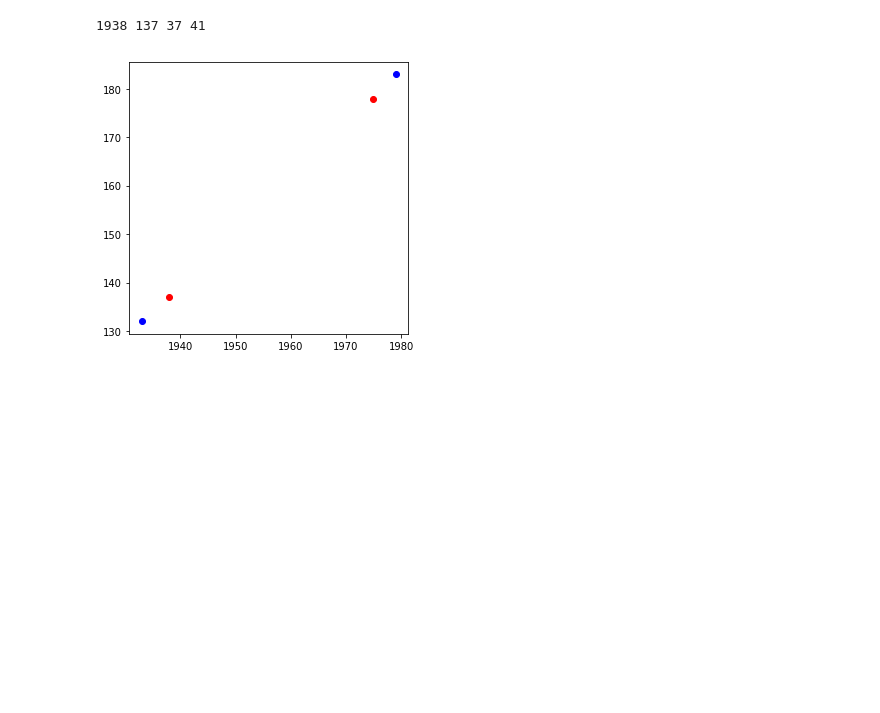
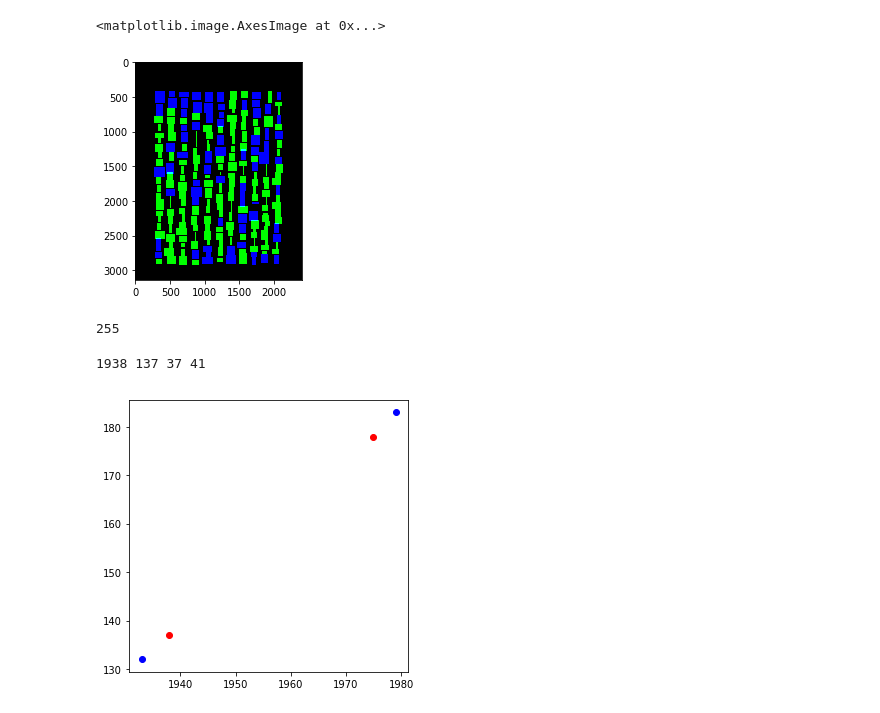
Before and after one commit to cross32768/doc_detection, a Jupyter notebook: make_label_kanji_kana.ipynb, the cells around one changed output. Saved outputs shown, nothing was run; the diff lists cells and outputs as text; code cells hidden in the pictures; blank space fills up the shorter version.

Commit message:
update code to make one-hot label(but not tested)

```diff
--- a/make_label_kanji_kana.ipynb
+++ b/make_label_kanji_kana.ipynb
@@ -20,7 +20,7 @@ def get_utf16_hex_and_bounding_box_list_from_csv(image_name, annotation_csv):
 # if unicode means hiragana return 1 else if kanji return 2
 def get_channel_index_from_utf16_hex(char_utf16_hex):
     min_hiragana_int = int('3041', 16) # ぁ
-    max_hiragana_int = int('3093', 16) # ん
+    max_hiragana_int = int('309D', 16) # ゝ
 
     char_int = int(char_utf16_hex[2:], 16)
 
@@ -39,3 +39,15 @@ def revise_bounding_box_by_coefficient(X, Y, Width, Height, λ=1.0):
     Width = round(Width - shrink_Width)
     Height = round(Height - shrink_Height)
     return X, Y, Width, Height
+# %%
+def make_one_hot_label_for_a_page(image_dir, image_name, annotation_csv, λ=1.0):
+    image_size = Image.open(image_dir + image_name).size
+    one_hot_label_np = np.zeros((image_size[1], image_size[0], 3))
+    utf16_hex_and_bounding_box_list = get_utf16_hex_and_bounding_box_list_from_csv(image_name, annotation_csv)
+
+    for utf16_hex, X, Y, Width, Height in utf16_hex_and_bounding_box_list:
+        Channel = get_channel_index_from_utf16_hex(utf16_hex)
+        X, Y, Width, Height = revise_bounding_box_by_coefficient(X, Y, Width, Height, λ)
+        one_hot_label_np[Y:Y+Height, X:X+Width, Channel] = 1
+
+    return (one_hot_label_np*255).astype(np.uint8)
@@ -42,3 +63,13 @@ def revise_bounding_box_by_coefficient(X, Y, Width, Height, λ=1.0):
+# %%
+label = make_one_hot_label_for_a_page(image_dir, image_name, annotation_data, 1.0)
+plt.imshow(label)
+# %% [output]
+<matplotlib.image.AxesImage at 0x...>
+[figure, added]
+# %%
+label.max()
+# %% [output]
+255
 # %%
 x,y,w,h = 1933, 132, 46, 51
 xr, yr, wr, hr = revise_bounding_box_by_coefficient(x, y, w, h, 0.8)
```
Also changed, not shown: parts of 1 cell of this notebook.
